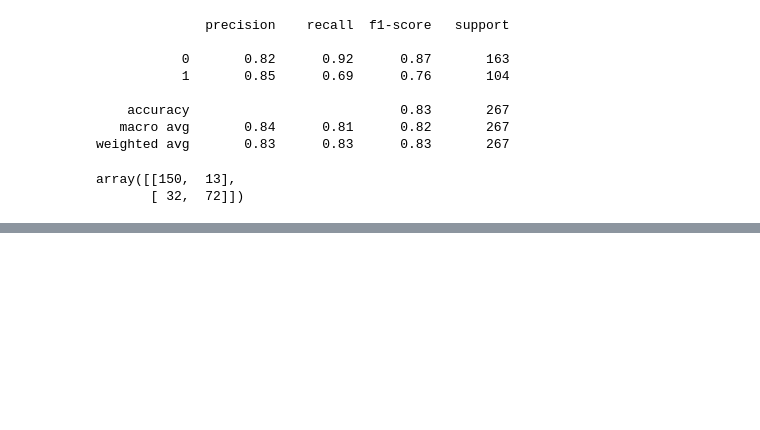
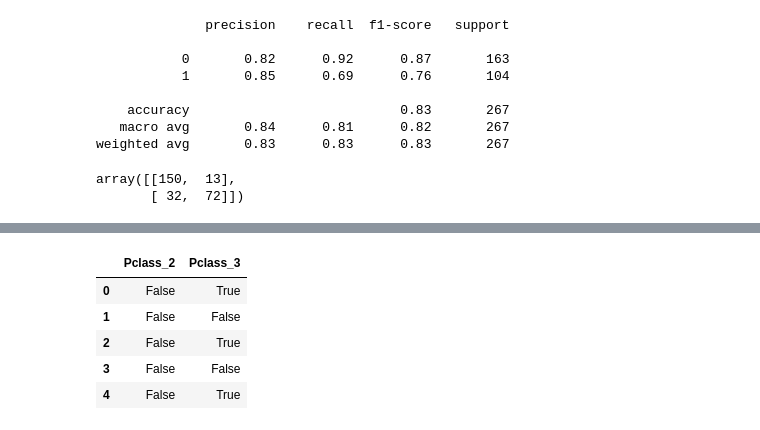
Before and after one commit to imArjn/Learnings, a Jupyter notebook: Python for DS and ML Bootcamp Jose Portilla/Logistic.ipynb, the cells around one changed output, grey strips where cells are left out. Cells and saved outputs as stored; diff of their text form; code cells hidden in the pictures; blank space fills up the shorter version.

```diff
--- a/Python for DS and ML Bootcamp Jose Portilla/Logistic.ipynb
+++ b/Python for DS and ML Bootcamp Jose Portilla/Logistic.ipynb
@@ -309,0 +325,9 @@ array([[150,  13],
+# %%
+passclass.head()
+# %% [output]
+|  | Pclass_2 | Pclass_3 |
+| 0 | False | True |
+| 1 | False | False |
+| 2 | False | True |
+| 3 | False | False |
+| 4 | False | True |
```
Also changed, not shown: parts of 16 cells of this notebook.
